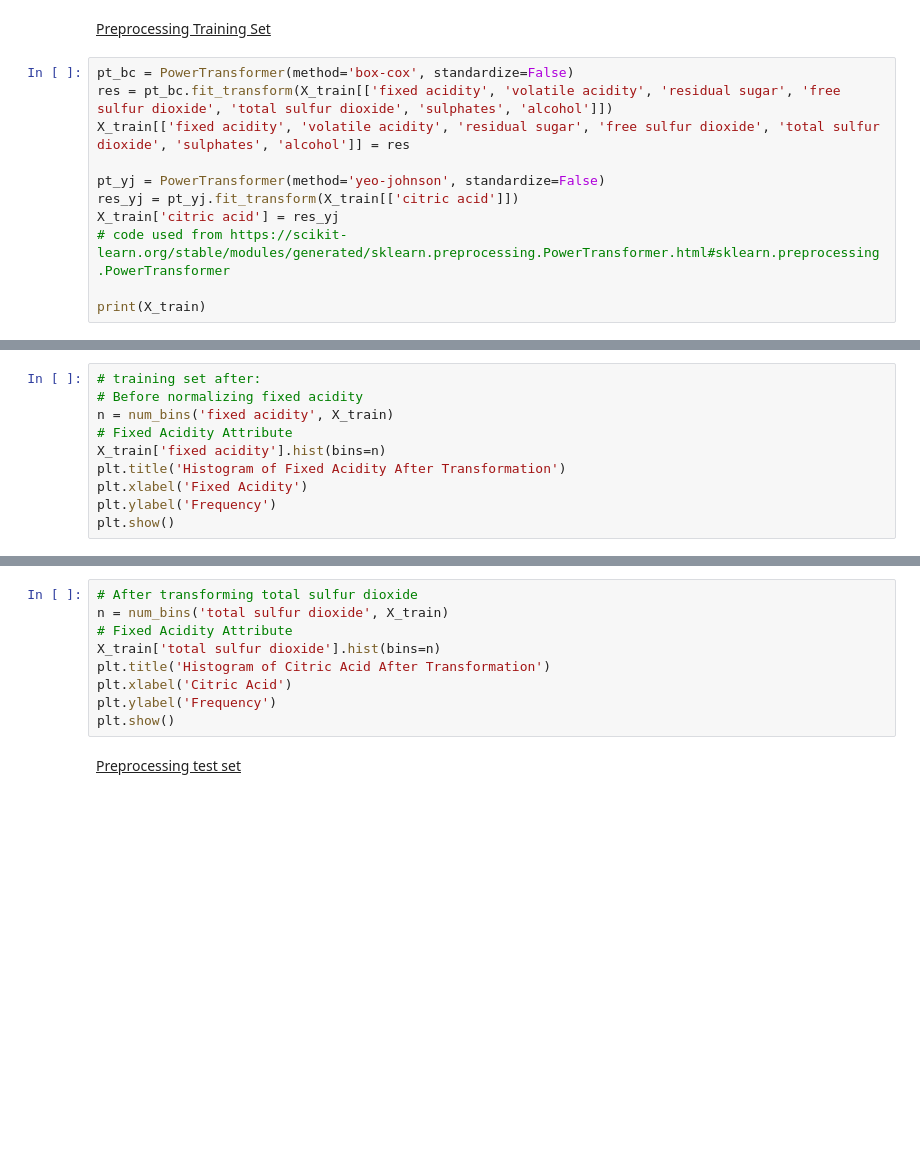
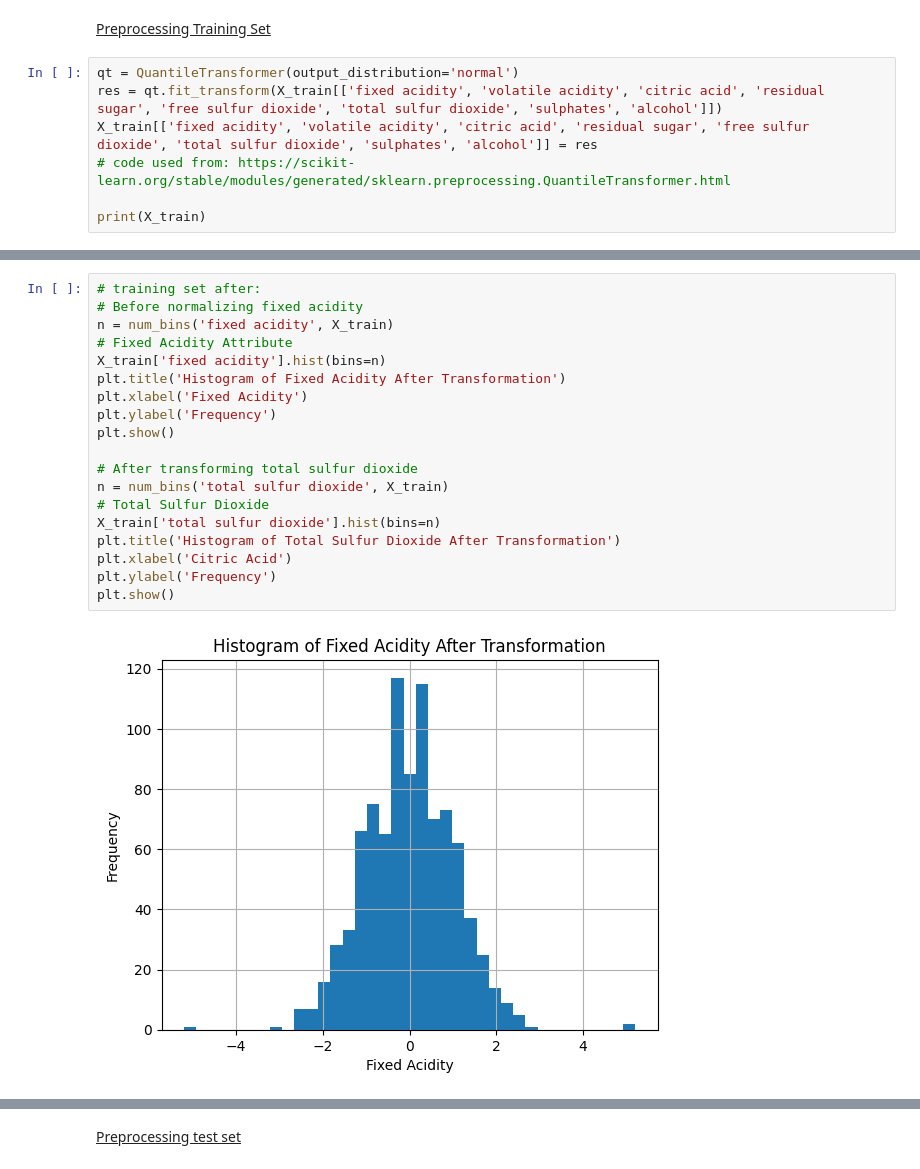
Before and after one commit to Obskurity/CSI4106_A1, a Jupyter notebook: CSI4106_A1_300185298.ipynb, the cells around one changed output, grey strips where cells are left out. Cells and saved outputs as stored; diff of their text form; blank space fills up the shorter version.

```diff
--- a/CSI4106_A1_300185298.ipynb
+++ b/CSI4106_A1_300185298.ipynb
@@ -466,13 +560,9 @@ plt.show()
 # %% [markdown]
 <u>Preprocessing Training Set</u>
 # %%
-pt_bc = PowerTransformer(method='box-cox', standardize=False)
-res = pt_bc.fit_transform(X_train[['fixed acidity', 'volatile acidity', 'residual sugar', 'free sulfur dioxide', 'total sulfur dioxide', 'sulphates', 'alcohol']])
-X_train[['fixed acidity', 'volatile acidity', 'residual sugar', 'free sulfur dioxide', 'total sulfur dioxide', 'sulphates', 'alcohol']] = res
-
-pt_yj = PowerTransformer(method='yeo-johnson', standardize=False)
-res_yj = pt_yj.fit_transform(X_train[['citric acid']])
-X_train['citric acid'] = res_yj
-# code used from https://scikit-learn.org/stable/modules/generated/sklearn.preprocessing.PowerTransformer.html#sklearn.preprocessing.PowerTransformer
+qt = QuantileTransformer(output_distribution='normal')
+res = qt.fit_transform(X_train[['fixed acidity', 'volatile acidity', 'citric acid', 'residual sugar', 'free sulfur dioxide', 'total sulfur dioxide', 'sulphates', 'alcohol']])
+X_train[['fixed acidity', 'volatile acidity', 'citric acid', 'residual sugar', 'free sulfur dioxide', 'total sulfur dioxide', 'sulphates', 'alcohol']] = res
+# code used from: https://scikit-learn.org/stable/modules/generated/sklearn.preprocessing.QuantileTransformer.html
 
 print(X_train)
@@ -479,10 +587,21 @@ print(X_train)
 # %%
 # training set after:
 # Before normalizing fixed acidity
 n = num_bins('fixed acidity', X_train)
 # Fixed Acidity Attribute
 X_train['fixed acidity'].hist(bins=n)
 plt.title('Histogram of Fixed Acidity After Transformation')
 plt.xlabel('Fixed Acidity')
 plt.ylabel('Frequency')
 plt.show()
+
+# After transforming total sulfur dioxide
+n = num_bins('total sulfur dioxide', X_train)
+# Total Sulfur Dioxide
+X_train['total sulfur dioxide'].hist(bins=n)
+plt.title('Histogram of Total Sulfur Dioxide After Transformation')
+plt.xlabel('Citric Acid')
+plt.ylabel('Frequency')
+plt.show()
+# %% [output]
+[figure, added]
@@ -489,12 +609,3 @@ plt.show()
-# %%
-# After transforming total sulfur dioxide
-n = num_bins('total sulfur dioxide', X_train)
-# Fixed Acidity Attribute
-X_train['total sulfur dioxide'].hist(bins=n)
-plt.title('Histogram of Citric Acid After Transformation')
-plt.xlabel('Citric Acid')
-plt.ylabel('Frequency')
-plt.show()
 # %% [markdown]
 <u>Preprocessing test set</u>
 # %%
```
Also changed, not shown: parts of 31 cells of this notebook.
